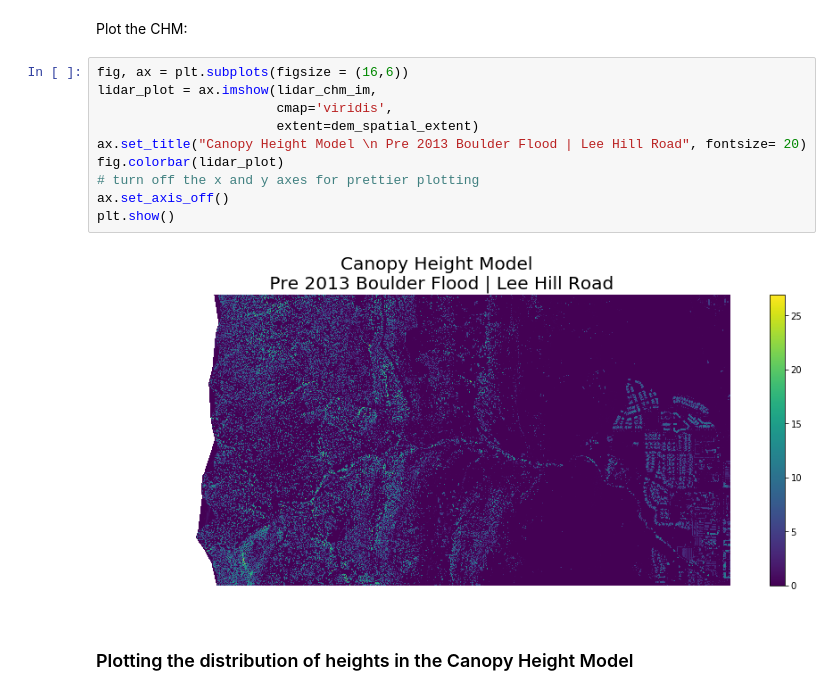
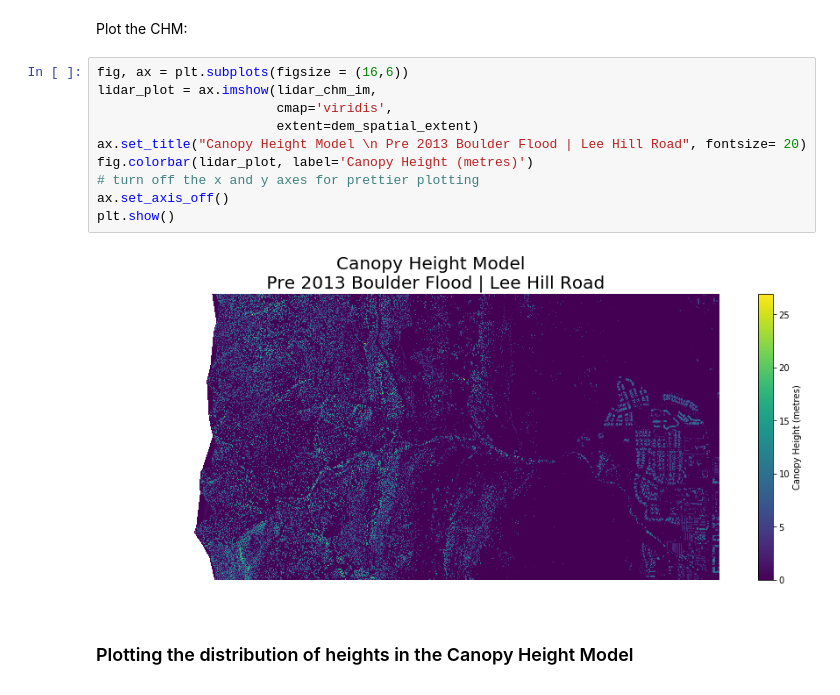
Before and after one commit to dmbentley/earth-analytics, a Jupyter notebook: week-2/1-analysing-lidar-data.ipynb, the cells around one changed output. Saved outputs shown, nothing was run; the diff lists cells and outputs as text.

Commit message:
Change images

```diff
--- a/week-2/1-analysing-lidar-data.ipynb
+++ b/week-2/1-analysing-lidar-data.ipynb
@@ -165,15 +165,15 @@ Plot the CHM:
 # %%
 fig, ax = plt.subplots(figsize = (16,6))
 lidar_plot = ax.imshow(lidar_chm_im,
                        cmap='viridis',
                        extent=dem_spatial_extent)
 ax.set_title("Canopy Height Model \n Pre 2013 Boulder Flood | Lee Hill Road", fontsize= 20)
-fig.colorbar(lidar_plot)
+fig.colorbar(lidar_plot, label='Canopy Height (metres)')
 # turn off the x and y axes for prettier plotting
 ax.set_axis_off()
 plt.show()
 # %% [output]
-[figure, old version]
+[figure, new version]
 # %% [markdown]
 ### Plotting the distribution of heights in the Canopy Height Model
 # %% [markdown]
```
Also changed, not shown: 3 other files.
